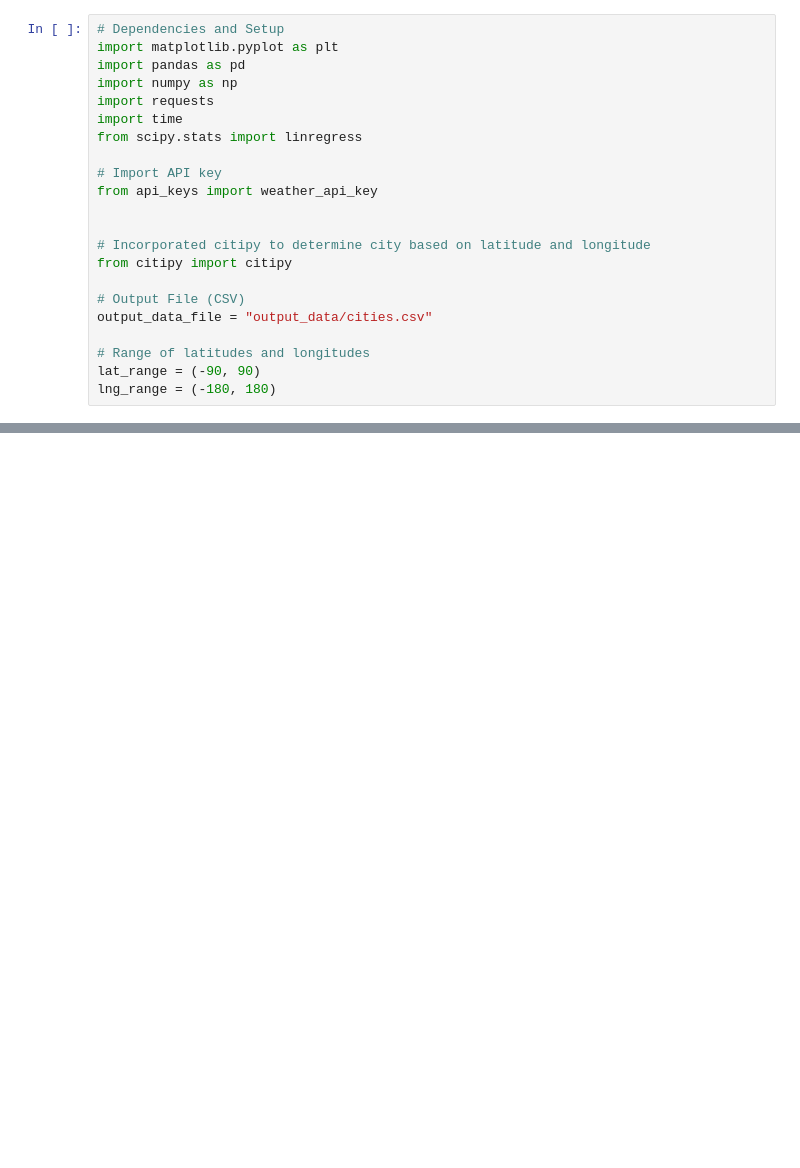
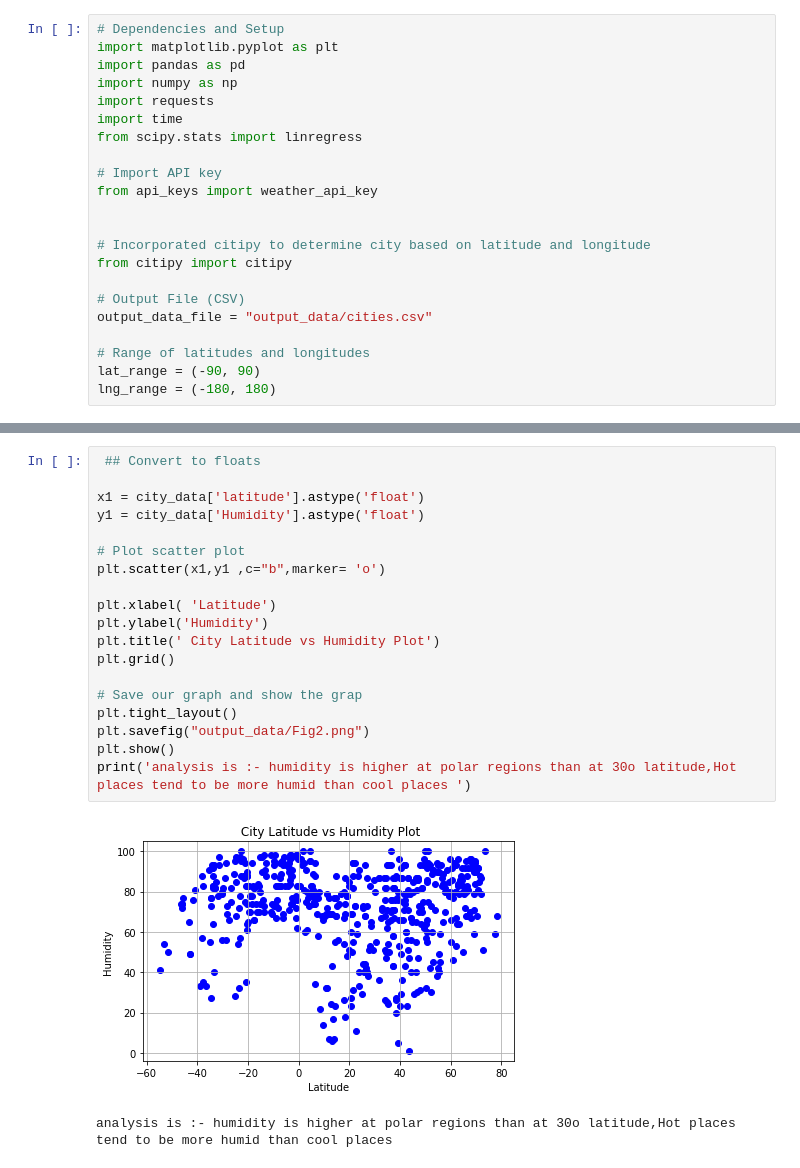
Before and after one commit to kameswari609/python-api-challenge, a Jupyter notebook: WeatherPy.ipynb, the cells around one changed output, grey strips where cells are left out. Cells and saved outputs as stored; diff of their text form; blank space fills up the shorter version.

```diff
--- a/WeatherPy.ipynb
+++ b/WeatherPy.ipynb
@@ -153,0 +192,22 @@ cities
+# %%
+ ## Convert to floats
+
+x1 = city_data['latitude'].astype('float')
+y1 = city_data['Humidity'].astype('float')
+
+# Plot scatter plot
+plt.scatter(x1,y1 ,c="b",marker= 'o')
+
+plt.xlabel( 'Latitude')
+plt.ylabel('Humidity')
+plt.title(' City Latitude vs Humidity Plot')
+plt.grid()
+
+# Save our graph and show the grap
+plt.tight_layout()
+plt.savefig("output_data/Fig2.png")
+plt.show()
+print('analysis is :- humidity is higher at polar regions than at 30o latitude,Hot places tend to be more humid than cool places ')
+# %% [output]
+[figure, added]
+analysis is :- humidity is higher at polar regions than at 30o latitude,Hot places tend to be more humid than cool places
```
Also changed, not shown: parts of 20 cells of this notebook, 5 other files.
